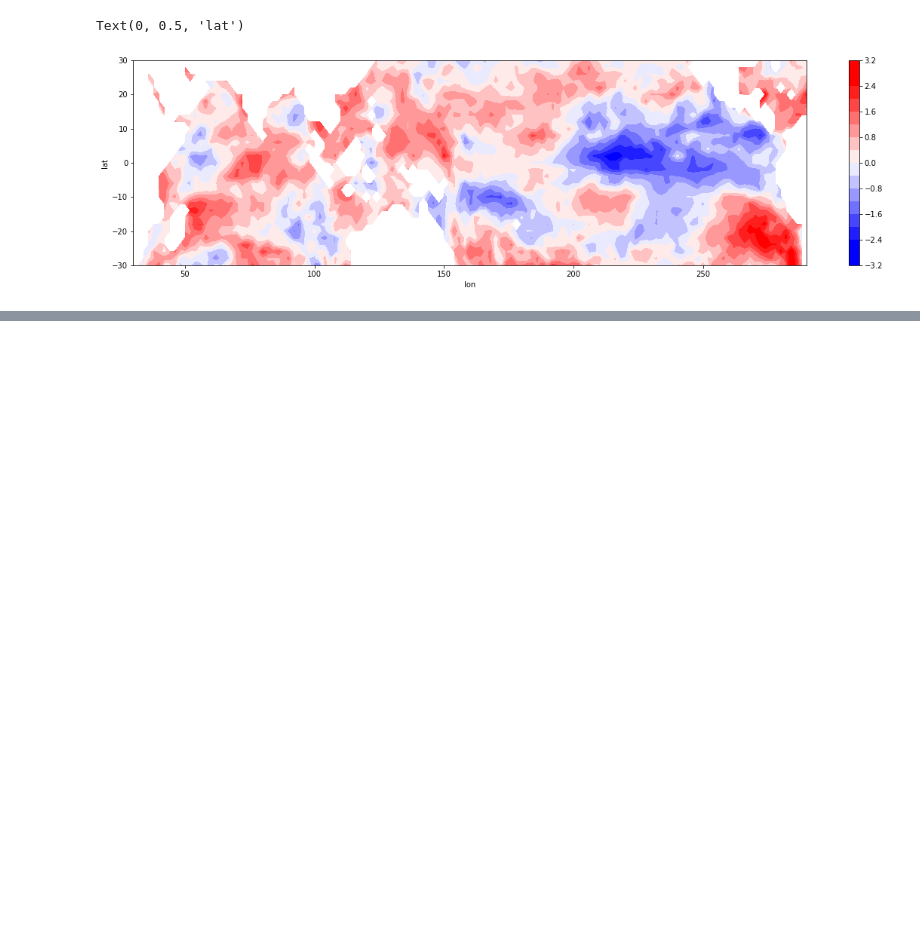
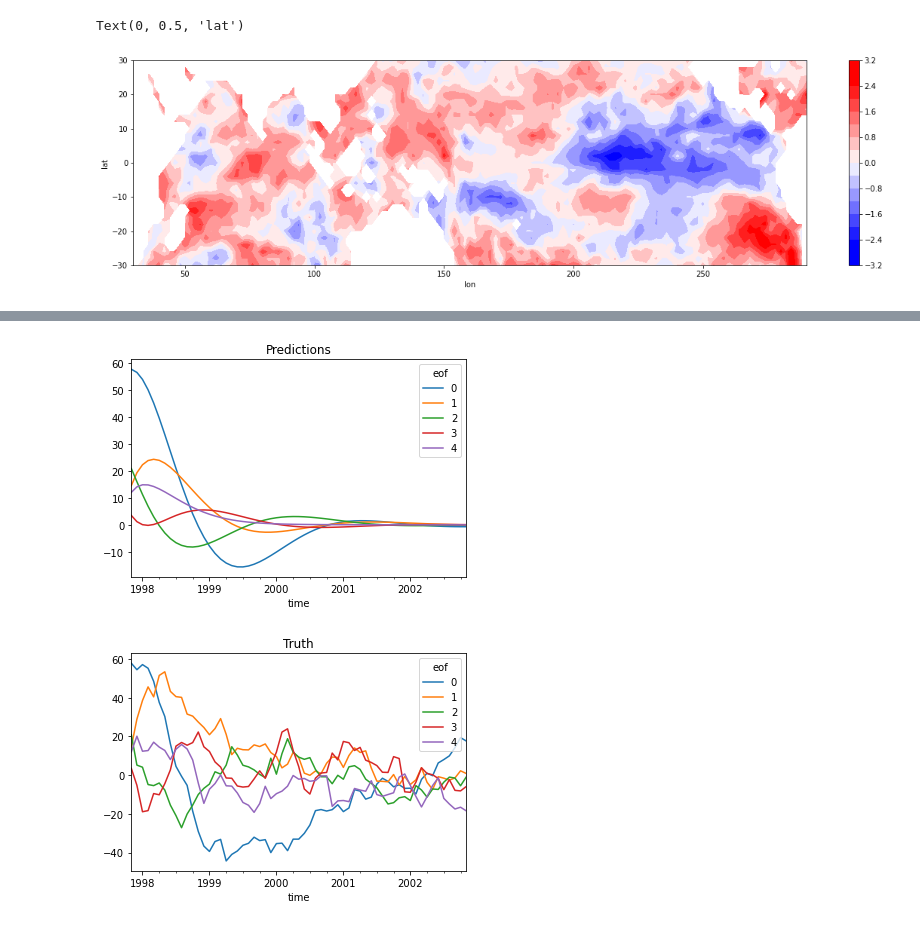
Before and after one commit to lucien-sim/sst_model, a Jupyter notebook: notebooks/lim_construction.ipynb, the cells around one changed output, grey strips where cells are left out. Saved outputs shown, nothing was run; the diff lists cells and outputs as text; code cells hidden in the pictures; blank space fills up the shorter version.

```diff
--- a/notebooks/lim_construction.ipynb
+++ b/notebooks/lim_construction.ipynb
@@ -76,11 +86,16 @@ Text(0, 0.5, 'lat')
 We'll need to flatten all the arrays and get rid of NaNs. We want to do this in such a way that we can easily transform back into the grid shape (for visualization).
 # %%
 df_tfm = transform.DataArray2DataFrame().fit(detr)
-df_detr = df_tfm.transform(detr)
+df_detr = df_tfm.transform(detr).dropna(how='all', axis=1)
 
-detr_copy = df_tfm.inverse_transform(df_detr.dropna(how='all', axis=1))
+detr_copy = df_tfm.inverse_transform(df_detr)
 plt.figure(figsize=[20, 5])
-c = plt.contourf(detr_copy.coords['longitude'], detr_copy.coords['latitude'], detr_copy[850:855, :, :].mean(axis=0), cmap='bwr', vmin=-2.5, vmax=2.5, levels=15)
+c = plt.contourf(
+    detr_copy.coords['longitude'],
+    detr_copy.coords['latitude'],
+    detr_copy[850:855, :, :].mean(axis=0),
+    cmap='bwr', vmin=-2.5, vmax=2.5, levels=15
+)
 plt.colorbar(c)
 plt.xlabel('lon')
 plt.ylabel('lat')
@@ -127,0 +399,25 @@ array([False, False, False, ...,  True,  True, False])
+# %%
+start = 226
+n_steps = 60
+lim = LIM().fit(df_decomp.values, step_size=1)
+sim = pd.DataFrame(
+    index=df_decomp.index[start: start + n_steps + 1],
+    columns=df_decomp.columns,
+    data=lim.simulate(
+        df_decomp.values[start, :],
+        n_periods=n_steps,
+        steps_per_period=240,
+        with_noise=False
+    )
+)
+# %%
+sim.iloc[:, :5].plot()
+plt.title('Predictions')
+plt.show()
+
+df_decomp.iloc[start: start + n_steps + 1, :5].plot()
+plt.title('Truth')
+plt.show()
+# %% [output]
+[figure, added]
+[figure, added]
```
Also changed, not shown: parts of 23 cells of this notebook, 1 other file.
